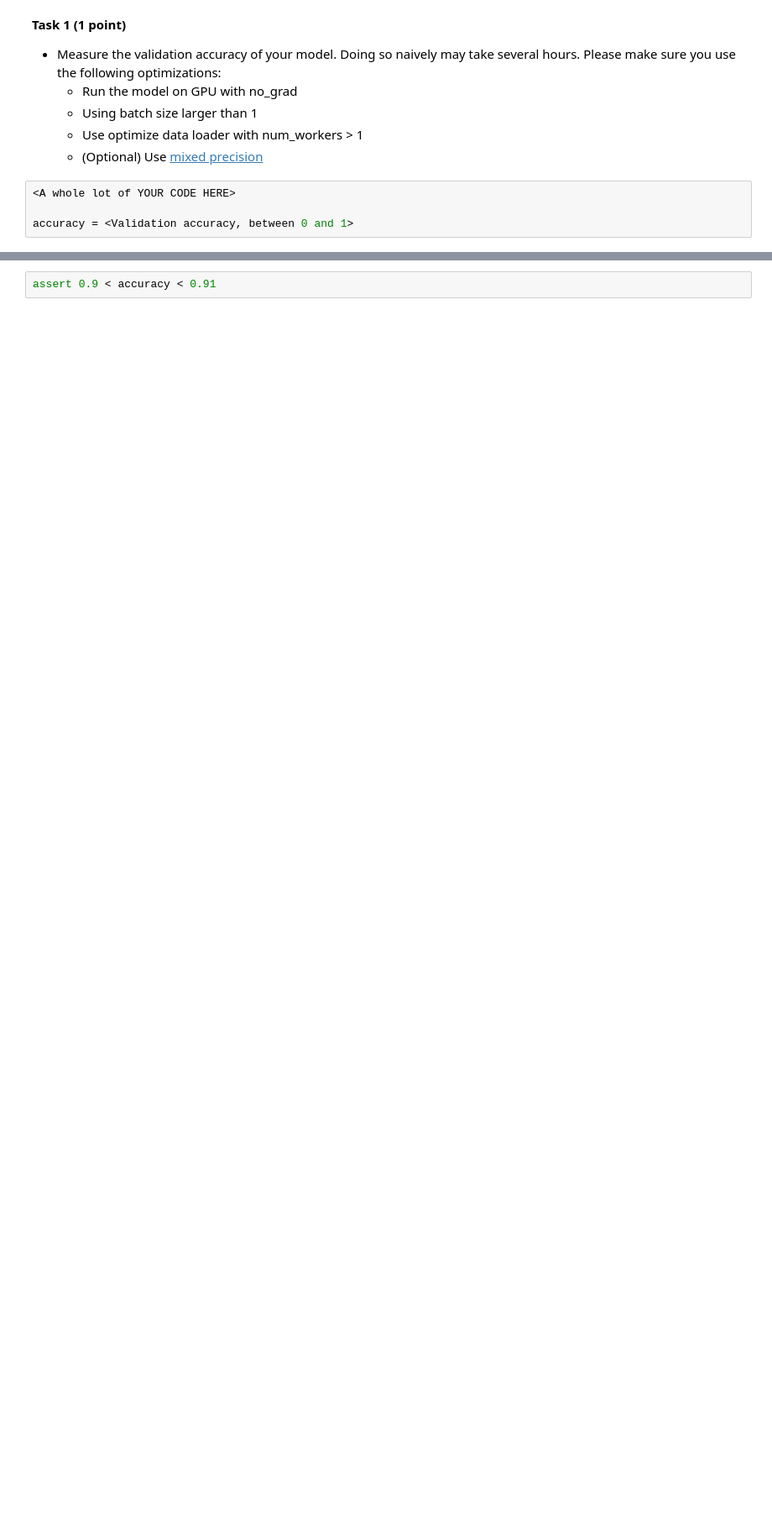
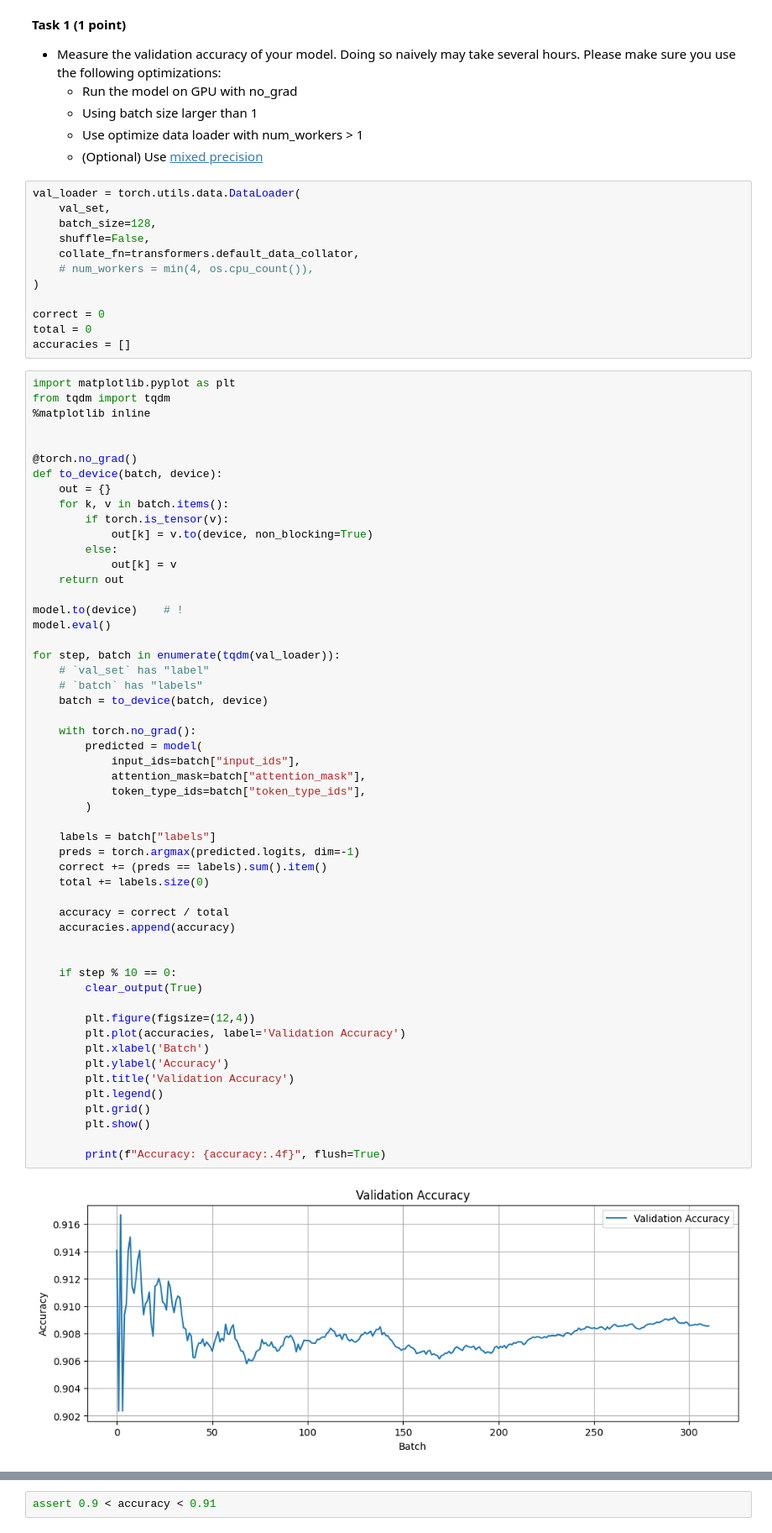
Before and after one commit to vbalab/ysda_nlp, a Jupyter notebook: week04_transfer/homework.ipynb, the cells around one changed output, grey strips where cells are left out. Shown: that part at 84% size. Drawn from its saved outputs; the diff is of its cells as text; blank space fills up the shorter version.

```diff
--- a/week04_transfer/homework.ipynb
+++ b/week04_transfer/homework.ipynb
@@ -124,7 +127,70 @@ print("\nPrediction (probs):", torch.softmax(predicted.logits, dim=1).data.numpy
   - Using batch size larger than 1
   - Use optimize data loader with num_workers > 1
   - (Optional) Use [mixed precision](https://pytorch.org/docs/stable/notes/amp_examples.html)
-# %%
-<A whole lot of YOUR CODE HERE>
-
-accuracy = <Validation accuracy, between 0 and 1>
+# %%
+val_loader = torch.utils.data.DataLoader(
+    val_set,
+    batch_size=128,
+    shuffle=False,
+    collate_fn=transformers.default_data_collator,
+    # num_workers = min(4, os.cpu_count()),
+)
+
+correct = 0
+total = 0
+accuracies = []
+# %%
+import matplotlib.pyplot as plt
+from tqdm import tqdm
+%matplotlib inline
+
+
+@torch.no_grad()
+def to_device(batch, device):
+    out = {}
+    for k, v in batch.items():
+        if torch.is_tensor(v):
+            out[k] = v.to(device, non_blocking=True)
+        else:
+            out[k] = v
+    return out
+
+model.to(device)    # !
+model.eval()
+
+for step, batch in enumerate(tqdm(val_loader)):
+    # `val_set` has "label"
+    # `batch` has "labels"
+    batch = to_device(batch, device)
+
+    with torch.no_grad():
+        predicted = model(
+            input_ids=batch["input_ids"],
+            attention_mask=batch["attention_mask"],
+            token_type_ids=batch["token_type_ids"],
+        )
+
+    labels = batch["labels"]
+    preds = torch.argmax(predicted.logits, dim=-1)
+    correct += (preds == labels).sum().item()
+    total += labels.size(0)
+
+    accuracy = correct / total
+    accuracies.append(accuracy)
+
+
+    if step % 10 == 0:
+        clear_output(True)
+
+        plt.figure(figsize=(12,4))
+        plt.plot(accuracies, label='Validation Accuracy')
+        plt.xlabel('Batch')
+        plt.ylabel('Accuracy')
+        plt.title('Validation Accuracy')
+        plt.legend()
+        plt.grid()
+        plt.show()
+
+        print(f"Accuracy: {accuracy:.4f}", flush=True)
+# %% [output]
+[figure, added]
```
Also changed, not shown: parts of 20 cells of this notebook, 1 other file.
